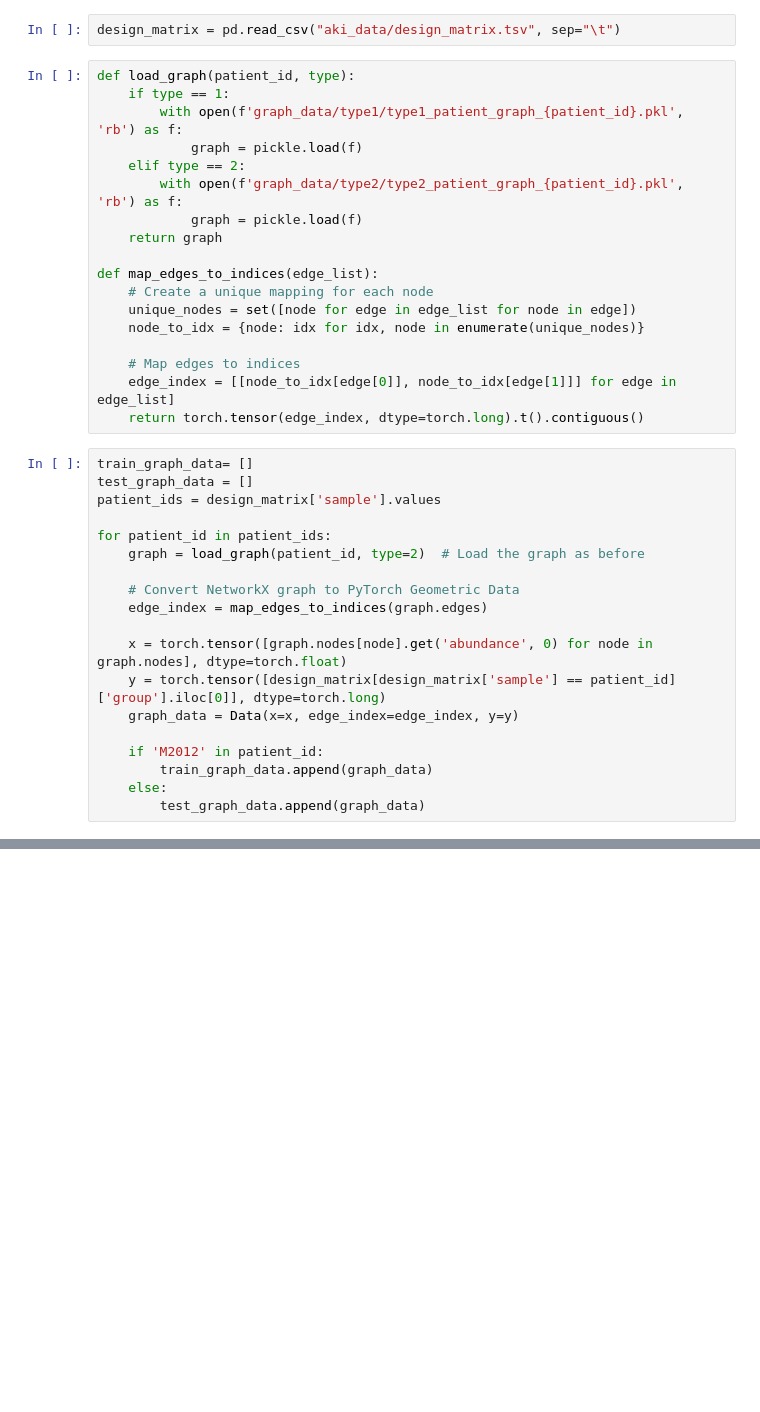
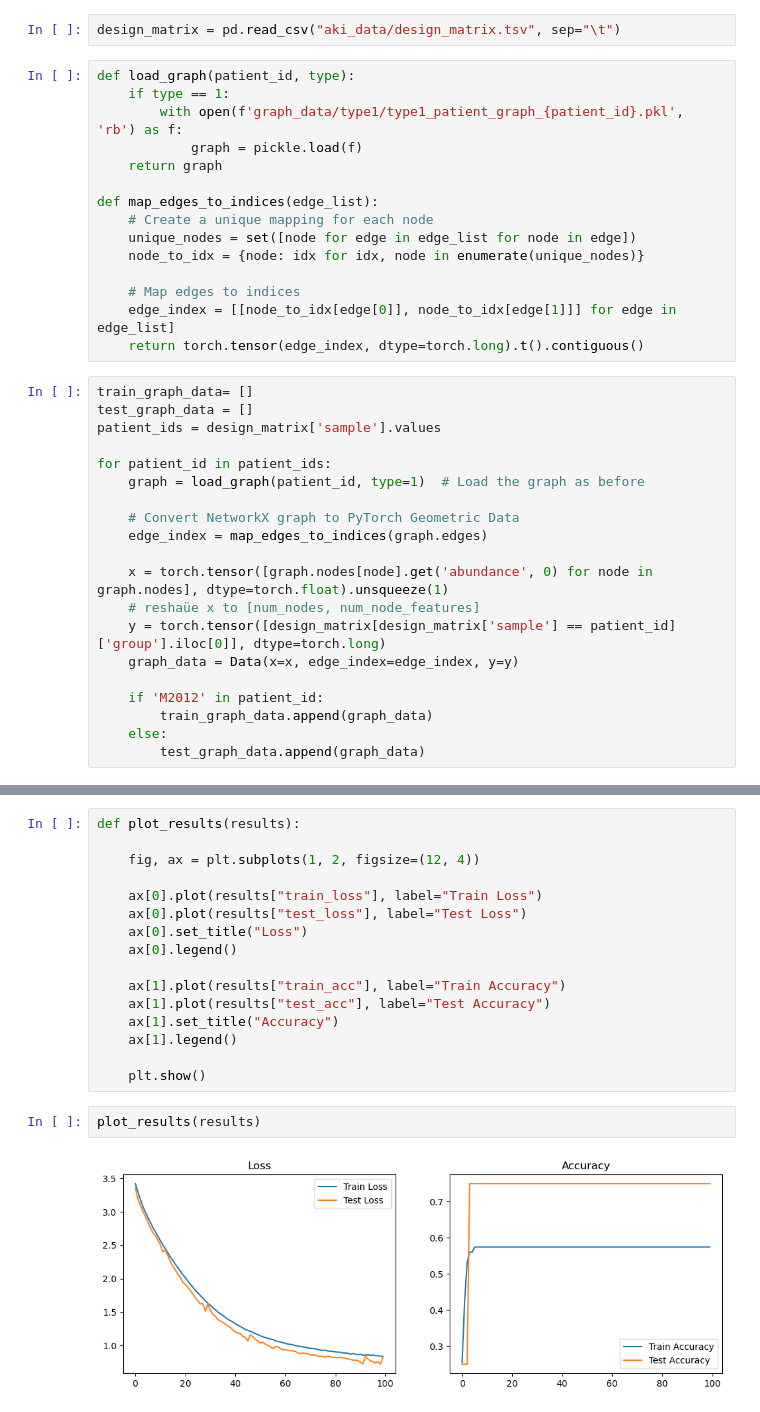
Before and after one commit to YvesMG1/Deep-Learning-Project, a Jupyter notebook: GNN_implementation.ipynb, the cells around one changed output, grey strips where cells are left out. Cells and saved outputs as stored; diff of their text form; blank space fills up the shorter version.

Commit message:
implemented ML models, trained baseline GNN

```diff
--- a/GNN_implementation.ipynb
+++ b/GNN_implementation.ipynb
@@ -14,9 +17,6 @@ design_matrix = pd.read_csv("aki_data/design_matrix.tsv", sep="\t")
 def load_graph(patient_id, type):
     if type == 1:
         with open(f'graph_data/type1/type1_patient_graph_{patient_id}.pkl', 'rb') as f:
-            graph = pickle.load(f)
-    elif type == 2:
-        with open(f'graph_data/type2/type2_patient_graph_{patient_id}.pkl', 'rb') as f:
             graph = pickle.load(f)
     return graph
 
@@ -34,12 +34,13 @@ test_graph_data = []
 patient_ids = design_matrix['sample'].values
 
 for patient_id in patient_ids:
-    graph = load_graph(patient_id, type=2)  # Load the graph as before
+    graph = load_graph(patient_id, type=1)  # Load the graph as before
 
     # Convert NetworkX graph to PyTorch Geometric Data
     edge_index = map_edges_to_indices(graph.edges)
 
-    x = torch.tensor([graph.nodes[node].get('abundance', 0) for node in graph.nodes], dtype=torch.float)
+    x = torch.tensor([graph.nodes[node].get('abundance', 0) for node in graph.nodes], dtype=torch.float).unsqueeze(1)
+    # reshaüe x to [num_nodes, num_node_features]
     y = torch.tensor([design_matrix[design_matrix['sample'] == patient_id]['group'].iloc[0]], dtype=torch.long)
     graph_data = Data(x=x, edge_index=edge_index, y=y)
 
@@ -52,0 +208,20 @@ True
+# %%
+def plot_results(results):
+
+    fig, ax = plt.subplots(1, 2, figsize=(12, 4))
+
+    ax[0].plot(results["train_loss"], label="Train Loss")
+    ax[0].plot(results["test_loss"], label="Test Loss")
+    ax[0].set_title("Loss")
+    ax[0].legend()
+
+    ax[1].plot(results["train_acc"], label="Train Accuracy")
+    ax[1].plot(results["test_acc"], label="Test Accuracy")
+    ax[1].set_title("Accuracy")
+    ax[1].legend()
+
+    plt.show()
+# %%
+plot_results(results)
+# %% [output]
+[figure, added]
```
Also changed, not shown: parts of 7 cells of this notebook, 2 other files.
